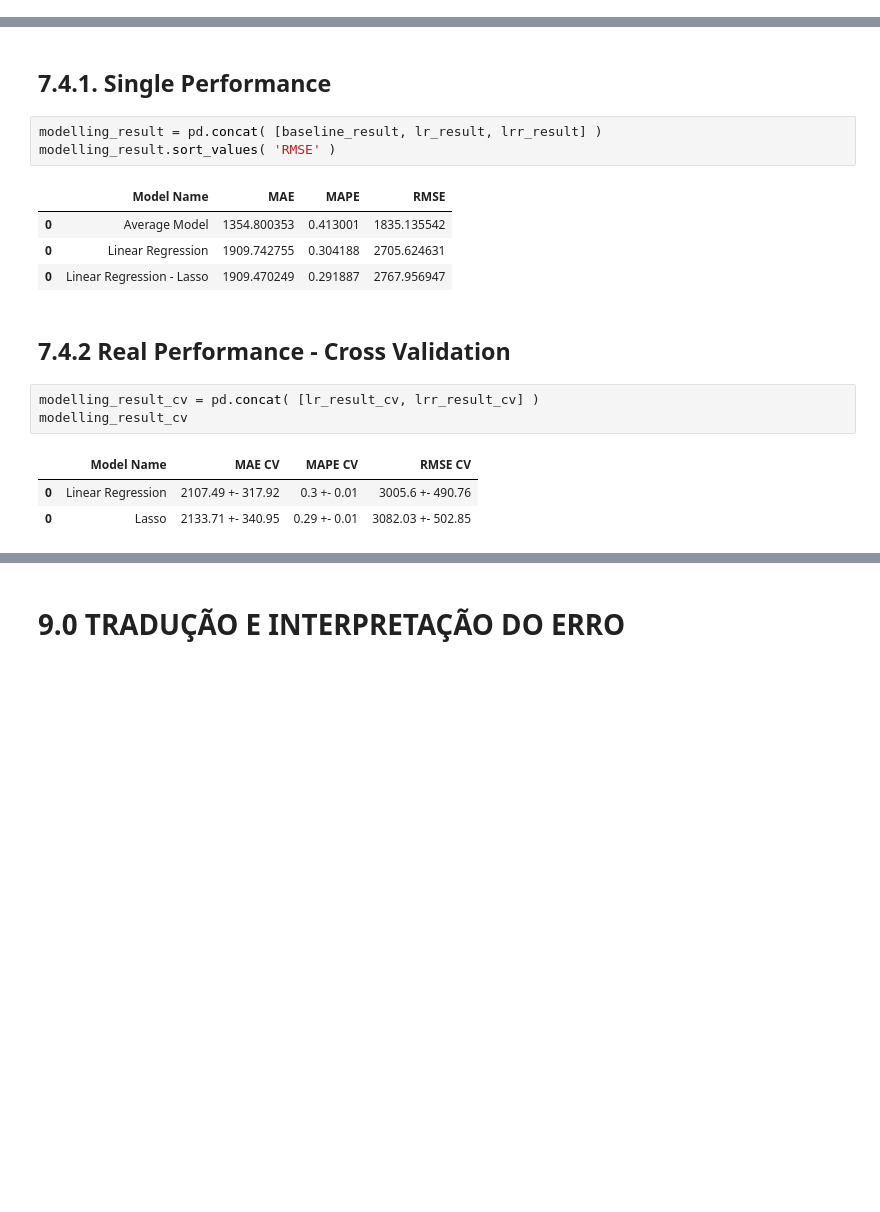
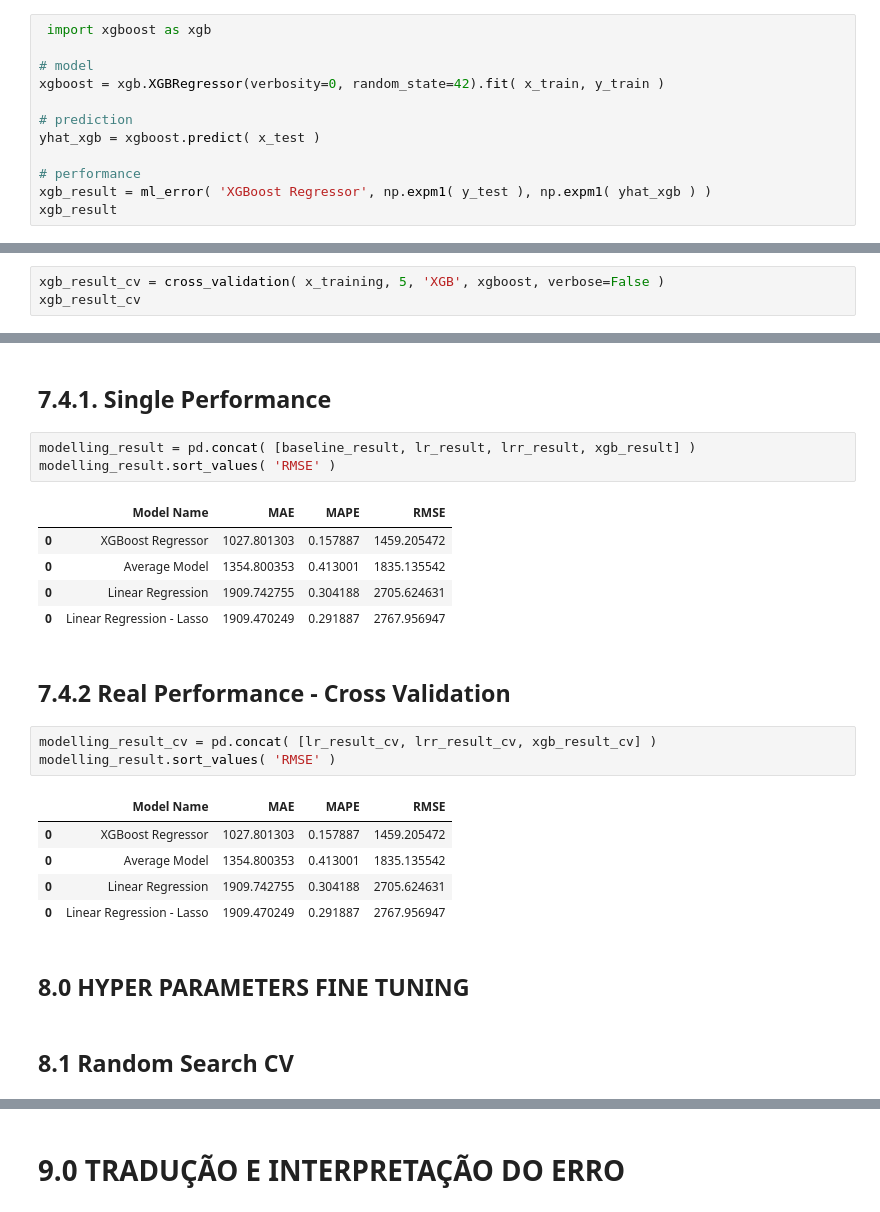
Before and after one commit to marcusbraggion/forecasting_sales, a Jupyter notebook: notebooks/forecasting_sales.ipynb, the cells around one changed output, grey strips where cells are left out. Cells and saved outputs as stored; diff of their text form; blank space fills up the shorter version.

```diff
--- a/notebooks/forecasting_sales.ipynb
+++ b/notebooks/forecasting_sales.ipynb
@@ -912,0 +917,12 @@ lrr_result_cv
+# %%
+ import xgboost as xgb
+
+# model
+xgboost = xgb.XGBRegressor(verbosity=0, random_state=42).fit( x_train, y_train )
+
+# prediction
+yhat_xgb = xgboost.predict( x_test )
+
+# performance
+xgb_result = ml_error( 'XGBoost Regressor', np.expm1( y_test ), np.expm1( yhat_xgb ) )
+xgb_result
@@ -912,0 +934,3 @@ lrr_result_cv
+# %%
+xgb_result_cv = cross_validation( x_training, 5, 'XGB', xgboost, verbose=False )
+xgb_result_cv
@@ -915,19 +942,26 @@ lrr_result_cv
 # %% [markdown]
 ## 7.4.1. Single Performance
 # %%
-modelling_result = pd.concat( [baseline_result, lr_result, lrr_result] )
+modelling_result = pd.concat( [baseline_result, lr_result, lrr_result, xgb_result] )
 modelling_result.sort_values( 'RMSE' )
 # %% [output]
 |  | Model Name | MAE | MAPE | RMSE |
+| 0 | XGBoost Regressor | 1027.801303 | 0.157887 | 1459.205472 |
 | 0 | Average Model | 1354.800353 | 0.413001 | 1835.135542 |
 | 0 | Linear Regression | 1909.742755 | 0.304188 | 2705.624631 |
 | 0 | Linear Regression - Lasso | 1909.470249 | 0.291887 | 2767.956947 |
 # %% [markdown]
 ## 7.4.2 Real Performance - Cross Validation
 # %%
-modelling_result_cv = pd.concat( [lr_result_cv, lrr_result_cv] )
-modelling_result_cv
+modelling_result_cv = pd.concat( [lr_result_cv, lrr_result_cv, xgb_result_cv] )
+modelling_result.sort_values( 'RMSE' )
 # %% [output]
-|  | Model Name | MAE CV | MAPE CV | RMSE CV |
-| 0 | Linear Regression | 2107.49 +- 317.92 | 0.3 +- 0.01 | 3005.6 +- 490.76 |
-| 0 | Lasso | 2133.71 +- 340.95 | 0.29 +- 0.01 | 3082.03 +- 502.85 |
+|  | Model Name | MAE | MAPE | RMSE |
+| 0 | XGBoost Regressor | 1027.801303 | 0.157887 | 1459.205472 |
+| 0 | Average Model | 1354.800353 | 0.413001 | 1835.135542 |
+| 0 | Linear Regression | 1909.742755 | 0.304188 | 2705.624631 |
+| 0 | Linear Regression - Lasso | 1909.470249 | 0.291887 | 2767.956947 |
+# %% [markdown]
+## 8.0 HYPER PARAMETERS FINE TUNING
+# %% [markdown]
+## 8.1 Random Search CV
```
Also changed, not shown: parts of 18 cells of this notebook, 1 other file.
